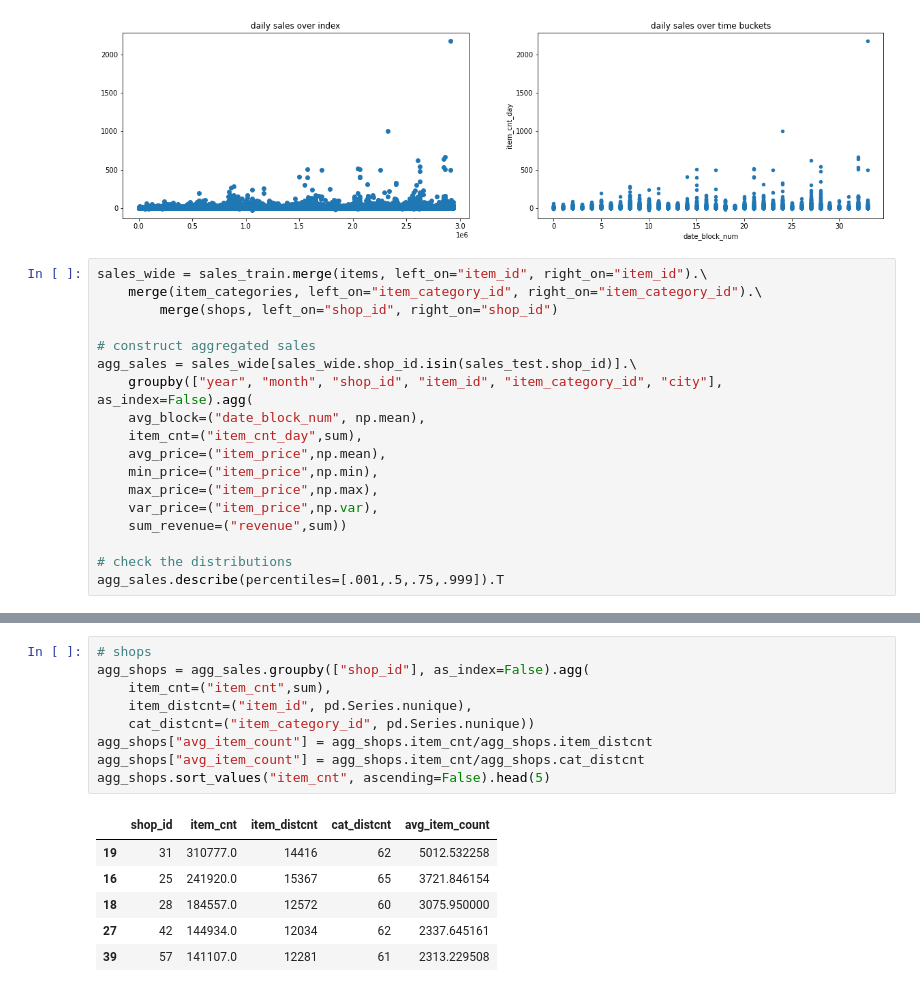
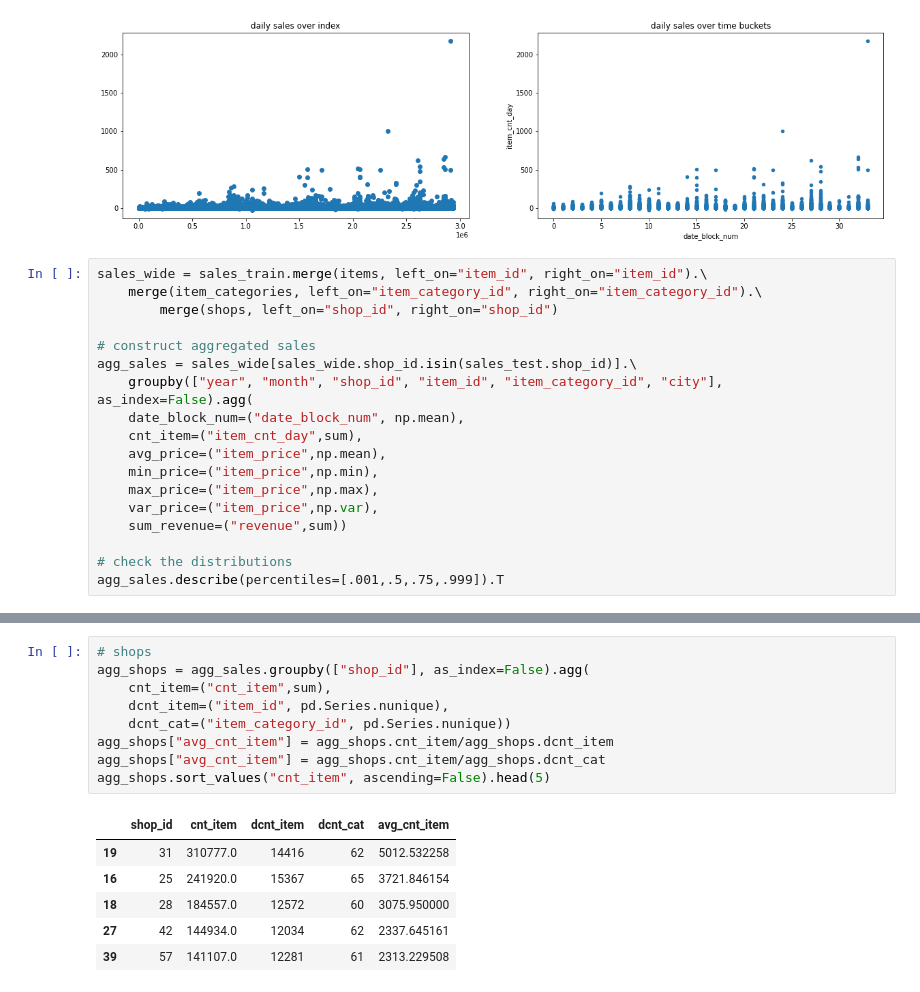
Before and after one commit to fridrichmrtn/hse-advanced-machine-learning, a Jupyter notebook: 02_competitive_data_science/wk06/peda_and_verification.ipynb, the cells around one changed output, grey strips where cells are left out. Cells and saved outputs as stored; diff of their text form.

```diff
--- a/02_competitive_data_science/wk06/peda_and_verification.ipynb
+++ b/02_competitive_data_science/wk06/peda_and_verification.ipynb
@@ -255,8 +255,8 @@ sales_wide = sales_train.merge(items, left_on="item_id", right_on="item_id").\
 # construct aggregated sales
 agg_sales = sales_wide[sales_wide.shop_id.isin(sales_test.shop_id)].\
     groupby(["year", "month", "shop_id", "item_id", "item_category_id", "city"], as_index=False).agg(
-    avg_block=("date_block_num", np.mean),
-    item_cnt=("item_cnt_day",sum),
+    date_block_num=("date_block_num", np.mean),
+    cnt_item=("item_cnt_day",sum),
     avg_price=("item_price",np.mean),
     min_price=("item_price",np.min),
     max_price=("item_price",np.max),
@@ -294,14 +294,14 @@ axs[1].set_ylabel("target - item count");axs[1].set_xlabel("month bucket");
 # %%
 # shops
 agg_shops = agg_sales.groupby(["shop_id"], as_index=False).agg(
-    item_cnt=("item_cnt",sum),
-    item_distcnt=("item_id", pd.Series.nunique),
-    cat_distcnt=("item_category_id", pd.Series.nunique))
-agg_shops["avg_item_count"] = agg_shops.item_cnt/agg_shops.item_distcnt
-agg_shops["avg_item_count"] = agg_shops.item_cnt/agg_shops.cat_distcnt
-agg_shops.sort_values("item_cnt", ascending=False).head(5)
+    cnt_item=("cnt_item",sum),
+    dcnt_item=("item_id", pd.Series.nunique),
+    dcnt_cat=("item_category_id", pd.Series.nunique))
+agg_shops["avg_cnt_item"] = agg_shops.cnt_item/agg_shops.dcnt_item
+agg_shops["avg_cnt_item"] = agg_shops.cnt_item/agg_shops.dcnt_cat
+agg_shops.sort_values("cnt_item", ascending=False).head(5)
 # %% [output]
-|  | shop_id | item_cnt | item_distcnt | cat_distcnt | avg_item_count |
+|  | shop_id | cnt_item | dcnt_item | dcnt_cat | avg_cnt_item |
 | 19 | 31 | 310777.0 | 14416 | 62 | 5012.532258 |
 | 16 | 25 | 241920.0 | 15367 | 65 | 3721.846154 |
 | 18 | 28 | 184557.0 | 12572 | 60 | 3075.950000 |
```
Also changed, not shown: parts of 18 cells of this notebook, 2 other files.
